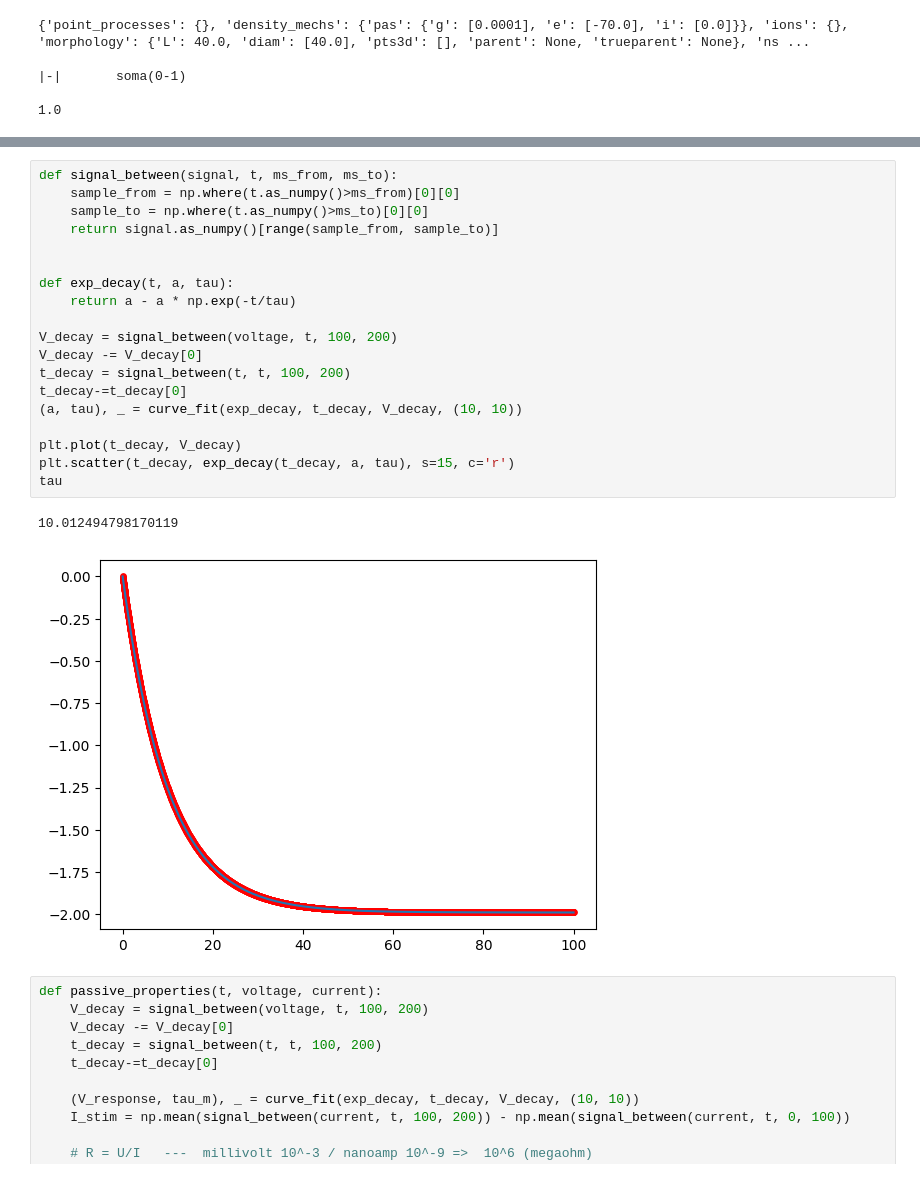
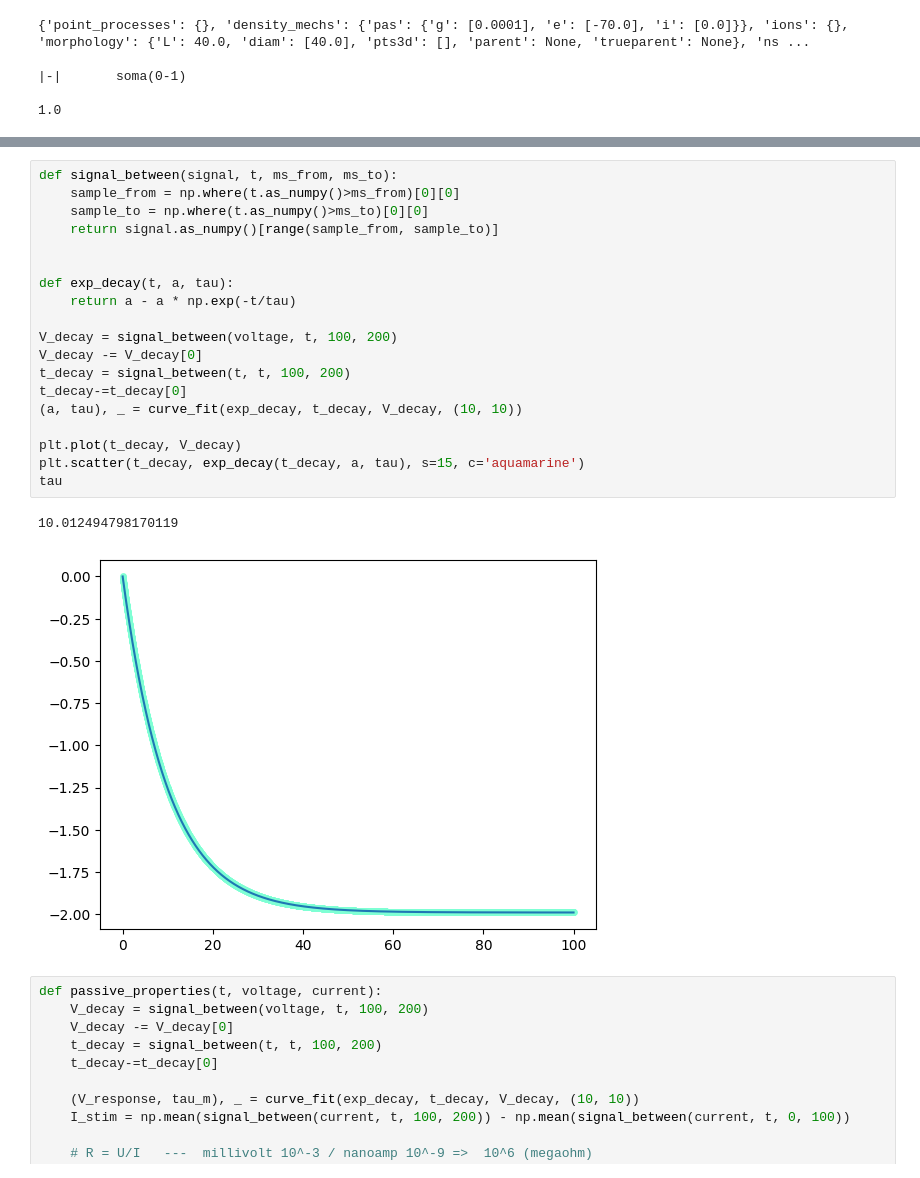
Before and after one commit to mkollo/NEURON_DEMO, a Jupyter notebook: NEURON_demo.ipynb, the cells around one changed output, grey strips where cells are left out. Drawn from its saved outputs; the diff is of its cells as text.

```diff
--- a/NEURON_demo.ipynb
+++ b/NEURON_demo.ipynb
@@ -137,25 +136,25 @@ plot_voltage_response(t, voltage, current)
 # %%
 def signal_between(signal, t, ms_from, ms_to):
     sample_from = np.where(t.as_numpy()>ms_from)[0][0]
     sample_to = np.where(t.as_numpy()>ms_to)[0][0]
     return signal.as_numpy()[range(sample_from, sample_to)]
 
 
 def exp_decay(t, a, tau):
     return a - a * np.exp(-t/tau)
 
 V_decay = signal_between(voltage, t, 100, 200)
 V_decay -= V_decay[0]
 t_decay = signal_between(t, t, 100, 200)
 t_decay-=t_decay[0]
 (a, tau), _ = curve_fit(exp_decay, t_decay, V_decay, (10, 10))
 
 plt.plot(t_decay, V_decay)
-plt.scatter(t_decay, exp_decay(t_decay, a, tau), s=15, c='r')
+plt.scatter(t_decay, exp_decay(t_decay, a, tau), s=15, c='aquamarine')
 tau
 # %% [output]
 10.012494798170119
-[figure, old version]
+[figure, new version]
 # %%
 def passive_properties(t, voltage, current):
     V_decay = signal_between(voltage, t, 100, 200)
```
Also changed, not shown: parts of 28 cells of this notebook.
